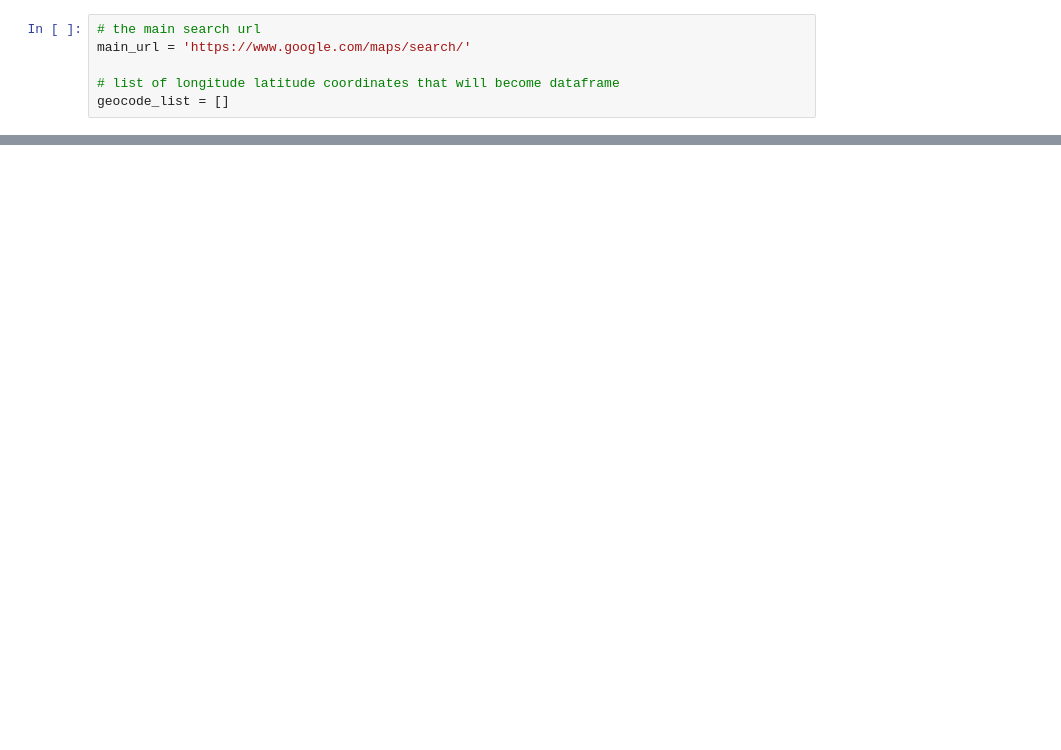
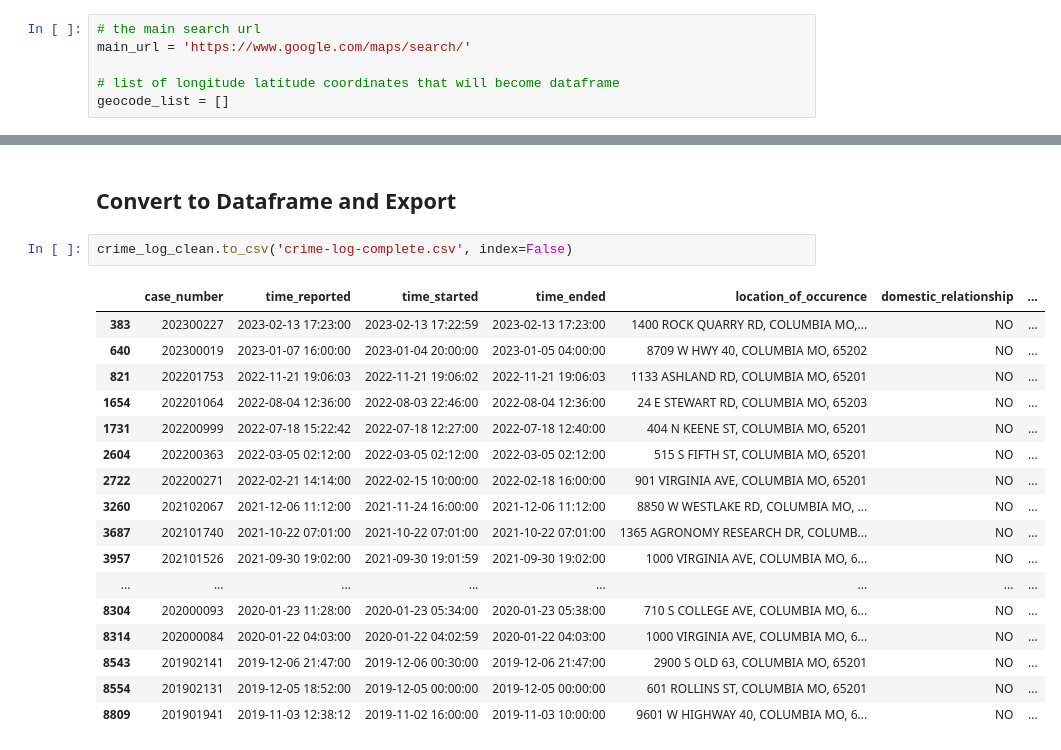
Before and after one commit to Daniel-Bassett/mu-crime-stats, a Jupyter notebook: scrapers/crime_geocode_scraper.ipynb, the cells around one changed output, grey strips where cells are left out. Saved outputs shown, nothing was run; the diff lists cells and outputs as text; blank space fills up the shorter version.

```diff
--- a/scrapers/crime_geocode_scraper.ipynb
+++ b/scrapers/crime_geocode_scraper.ipynb
@@ -38,0 +71,22 @@ geocode_list = []
+# %% [markdown]
+## Convert to Dataframe and Export
+# %%
+crime_log_clean.to_csv('crime-log-complete.csv', index=False)
+# %% [output]
+|  | case_number | time_reported | time_started | time_ended | location_of_occurence | domestic_relationship | ... |
+| 383 | 202300227 | 2023-02-13 17:23:00 | 2023-02-13 17:22:59 | 2023-02-13 17:23:00 | 1400 ROCK QUARRY RD, COLUMBIA MO,... | NO | ... |
+| 640 | 202300019 | 2023-01-07 16:00:00 | 2023-01-04 20:00:00 | 2023-01-05 04:00:00 | 8709 W HWY 40, COLUMBIA MO, 65202 | NO | ... |
+| 821 | 202201753 | 2022-11-21 19:06:03 | 2022-11-21 19:06:02 | 2022-11-21 19:06:03 | 1133 ASHLAND RD, COLUMBIA MO, 65201 | NO | ... |
+| 1654 | 202201064 | 2022-08-04 12:36:00 | 2022-08-03 22:46:00 | 2022-08-04 12:36:00 | 24 E STEWART RD, COLUMBIA MO, 65203 | NO | ... |
+| 1731 | 202200999 | 2022-07-18 15:22:42 | 2022-07-18 12:27:00 | 2022-07-18 12:40:00 | 404 N KEENE ST, COLUMBIA MO, 65201 | NO | ... |
+| 2604 | 202200363 | 2022-03-05 02:12:00 | 2022-03-05 02:12:00 | 2022-03-05 02:12:00 | 515 S FIFTH ST, COLUMBIA MO, 65201 | NO | ... |
+| 2722 | 202200271 | 2022-02-21 14:14:00 | 2022-02-15 10:00:00 | 2022-02-18 16:00:00 | 901 VIRGINIA AVE, COLUMBIA MO, 65201 | NO | ... |
+| 3260 | 202102067 | 2021-12-06 11:12:00 | 2021-11-24 16:00:00 | 2021-12-06 11:12:00 | 8850 W WESTLAKE RD, COLUMBIA MO, ... | NO | ... |
+| 3687 | 202101740 | 2021-10-22 07:01:00 | 2021-10-22 07:01:00 | 2021-10-22 07:01:00 | 1365 AGRONOMY RESEARCH DR, COLUMB... | NO | ... |
+| 3957 | 202101526 | 2021-09-30 19:02:00 | 2021-09-30 19:01:59 | 2021-09-30 19:02:00 | 1000 VIRGINIA AVE, COLUMBIA MO, 6... | NO | ... |
+| ... | ... | ... | ... | ... | ... | ... | ... |
+| 8304 | 202000093 | 2020-01-23 11:28:00 | 2020-01-23 05:34:00 | 2020-01-23 05:38:00 | 710 S COLLEGE AVE, COLUMBIA MO, 6... | NO | ... |
+| 8314 | 202000084 | 2020-01-22 04:03:00 | 2020-01-22 04:02:59 | 2020-01-22 04:03:00 | 1000 VIRGINIA AVE, COLUMBIA MO, 6... | NO | ... |
+| 8543 | 201902141 | 2019-12-06 21:47:00 | 2019-12-06 00:30:00 | 2019-12-06 21:47:00 | 2900 S OLD 63, COLUMBIA MO, 65201 | NO | ... |
+| 8554 | 201902131 | 2019-12-05 18:52:00 | 2019-12-05 00:00:00 | 2019-12-05 00:00:00 | 601 ROLLINS ST, COLUMBIA MO, 65201 | NO | ... |
+| 8809 | 201901941 | 2019-11-03 12:38:12 | 2019-11-02 16:00:00 | 2019-11-03 10:00:00 | 9601 W HIGHWAY 40, COLUMBIA MO, 6... | NO | ... |
```
Also changed, not shown: parts of 6 cells of this notebook, 2 other files.
